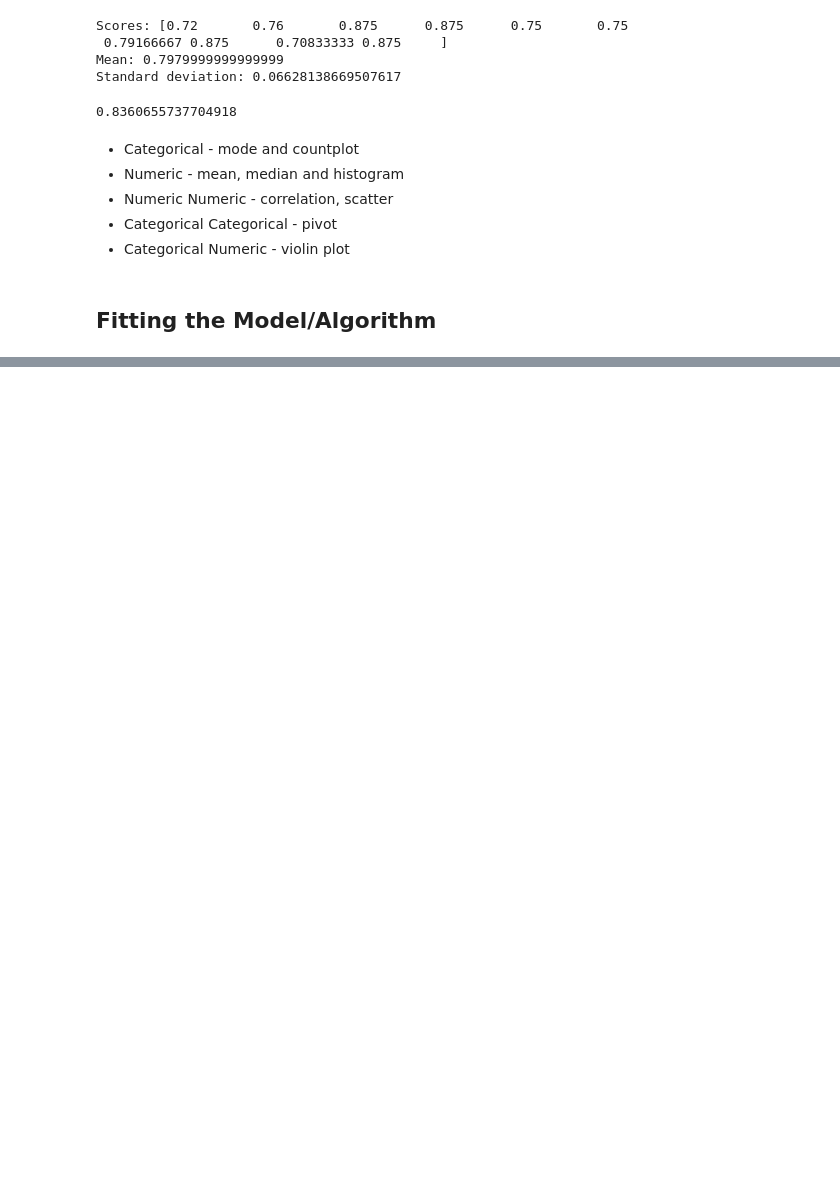
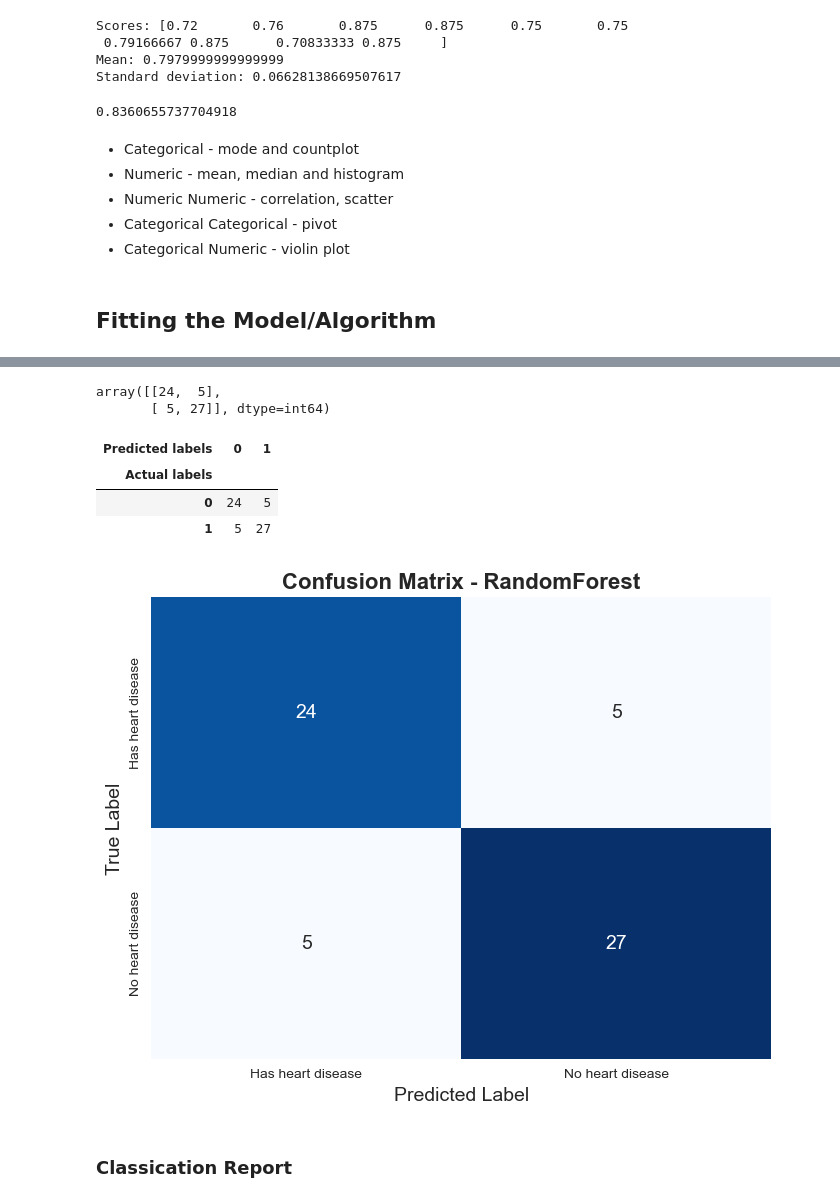
Before and after one commit to SOkwharobo/ml-journey, a Jupyter notebook: 1/scikit_learn_.ipynb, the cells around one changed output, grey strips where cells are left out. Saved outputs shown, nothing was run; the diff lists cells and outputs as text; code cells hidden in the pictures; blank space fills up the shorter version.

```diff
--- a/1/scikit_learn_.ipynb
+++ b/1/scikit_learn_.ipynb
@@ -481,13 +500,13 @@ Name: target, Length: 242, dtype: int64
 np.random.seed(42)
 from sklearn.ensemble import RandomForestRegressor
 
-model = RandomForestRegressor()
+classifier = RandomForestRegressor()
 model2 = DecisionTreeRegressor()
 
 # Make sure to use transformed (filled and one-hot encoded X data)
-model.fit(transformed_X_train, y)
+classifier.fit(transformed_X_train, y)
 
-model.score(transformed_X_test, y_test)
+classifier.score(transformed_X_test, y_test)
 # %% [output]
 0.21393465108824272
 # %%
@@ -716,7 +728,9 @@ heart_disease.head()
 | 4 | 57 | 0 | 0 | 120 | 354 | 0 | 1 | 163 | 1 | 0.6 | 2 | ... |
 # %%
 # Using linear SVC
-ht_train_data,ht_test_data = train_test_split(heart_disease, random_state=42, test_size=0.2)
+ht_train_data, ht_test_data = train_test_split(
+    heart_disease, random_state=42, test_size=0.2
+)
 # %%
 ht_train_data.describe()
 # %% [output]
@@ -825,0 +1007,17 @@ rand_class_model.score(ht_test_X, ht_test_y)
+# %%
+confusion_matrix(ht_test_y, ht_y_predicted)
+# %% [output]
+array([[24,  5],
+       [ 5, 27]], dtype=int64)
+# %%
+# visualize it
+
+
+pd.crosstab(
+    ht_test_y, ht_y_predicted, rownames=["Actual labels"], colnames=["Predicted labels"]
+)
+# %% [output]
+| Predicted labels | 0 | 1 |
+| Actual labels |  |  |
+| 0 | 24 | 5 |
+| 1 | 5 | 27 |
@@ -825,0 +1071,11 @@ rand_class_model.score(ht_test_X, ht_test_y)
+# %%
+plot_confusion_matrix(
+    ht_test_y,
+    ht_y_predicted,
+    labels=["Has heart disease", "No heart disease"],
+    model_name="RandomForest",
+)
+# %% [output]
+[figure, added]
+# %% [markdown]
+### Classication Report
```
Also changed, not shown: parts of 113 cells of this notebook, 4 other files.
